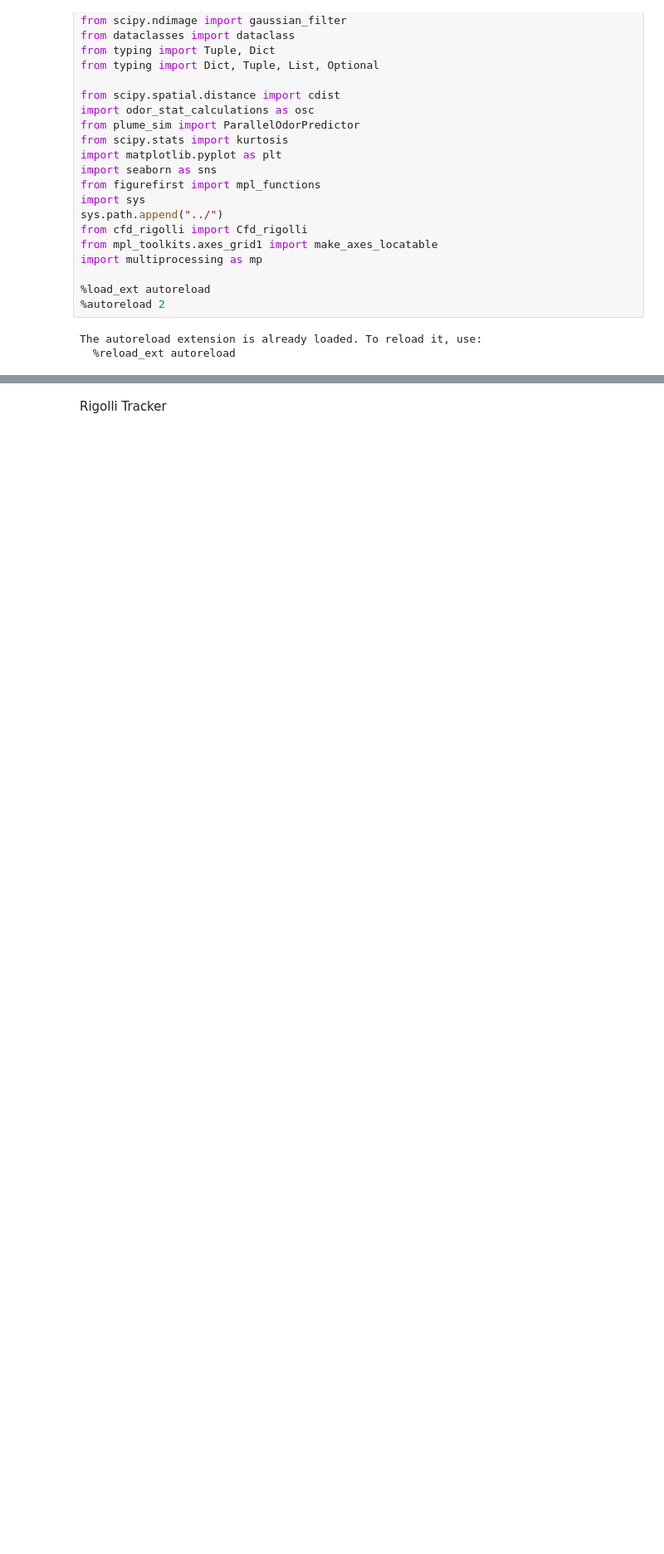
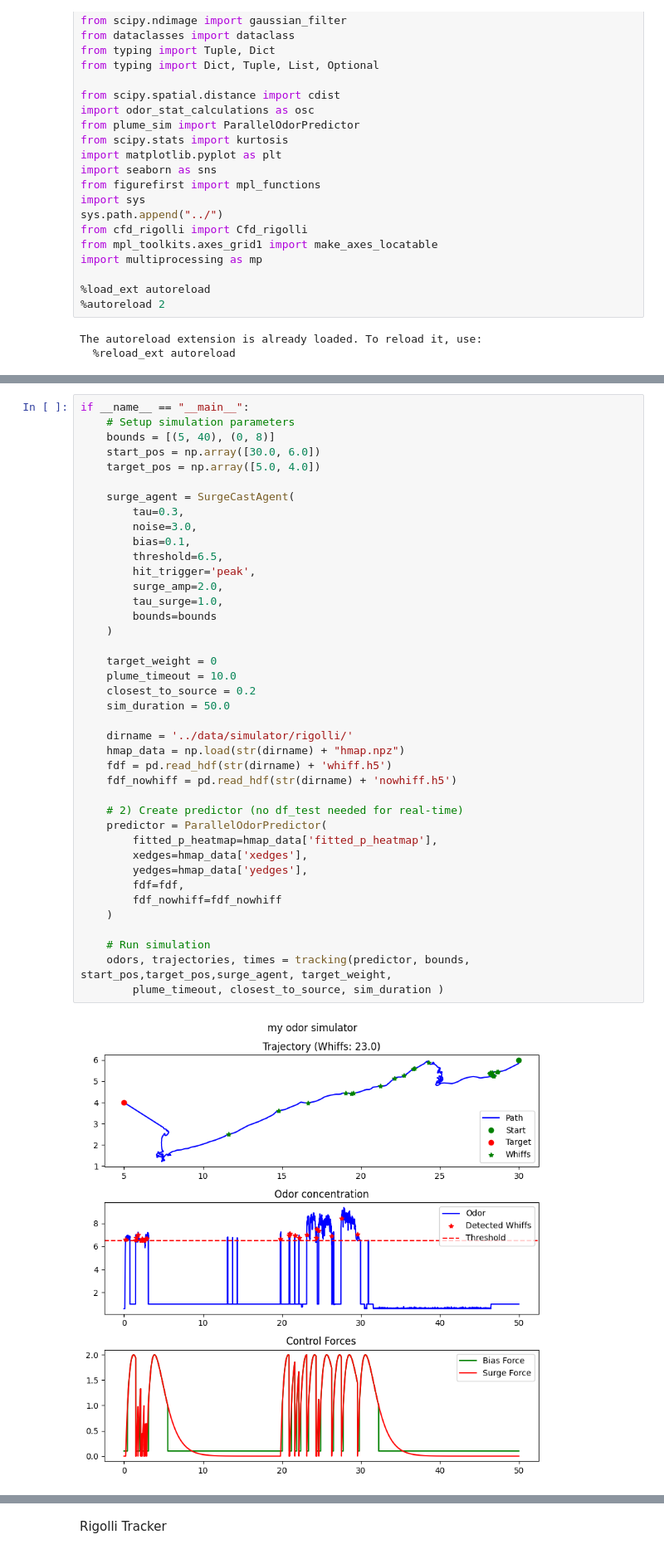
Before and after one commit to arunavanag591/COSMOS, a Jupyter notebook: plume_simulator.ipynb, the cells around one changed output, grey strips where cells are left out. Shown at 83% size. Drawn from its saved outputs; the diff is of its cells as text; blank space fills up the shorter version.

```diff
--- a/plume_simulator.ipynb
+++ b/plume_simulator.ipynb
@@ -334,0 +215,42 @@ Target reached at (0.04, -0.09)
+# %%
+if __name__ == "__main__":
+    # Setup simulation parameters
+    bounds = [(5, 40), (0, 8)]
+    start_pos = np.array([30.0, 6.0])
+    target_pos = np.array([5.0, 4.0])
+
+    surge_agent = SurgeCastAgent(
+        tau=0.3,
+        noise=3.0,
+        bias=0.1,
+        threshold=6.5,
+        hit_trigger='peak',
+        surge_amp=2.0,
+        tau_surge=1.0,
+        bounds=bounds
+    )
+
+    target_weight = 0
+    plume_timeout = 10.0
+    closest_to_source = 0.2
+    sim_duration = 50.0
+
+    dirname = '../data/simulator/rigolli/'
+    hmap_data = np.load(str(dirname) + "hmap.npz")
+    fdf = pd.read_hdf(str(dirname) + 'whiff.h5')
+    fdf_nowhiff = pd.read_hdf(str(dirname) + 'nowhiff.h5')
+
+    # 2) Create predictor (no df_test needed for real-time)
+    predictor = ParallelOdorPredictor(
+        fitted_p_heatmap=hmap_data['fitted_p_heatmap'],
+        xedges=hmap_data['xedges'],
+        yedges=hmap_data['yedges'],
+        fdf=fdf,
+        fdf_nowhiff=fdf_nowhiff
+    )
+
+    # Run simulation
+    odors, trajectories, times = tracking(predictor, bounds, start_pos,target_pos,surge_agent, target_weight,
+        plume_timeout, closest_to_source, sim_duration )
+# %% [output]
+[figure, added]
```
Also changed, not shown: parts of 7 cells of this notebook, 2 other files.
